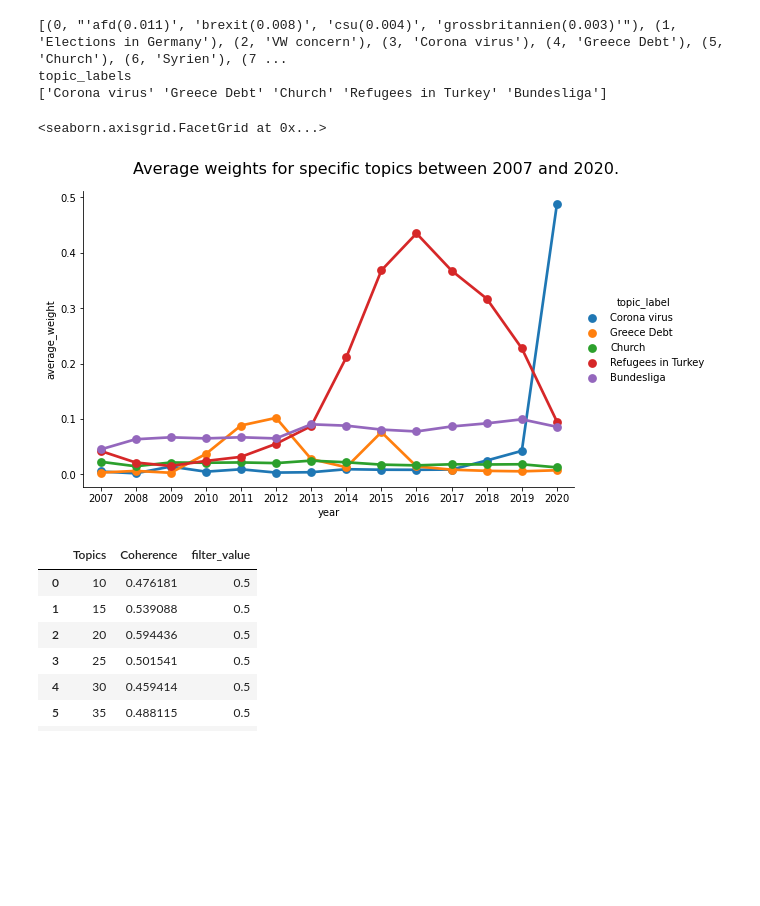
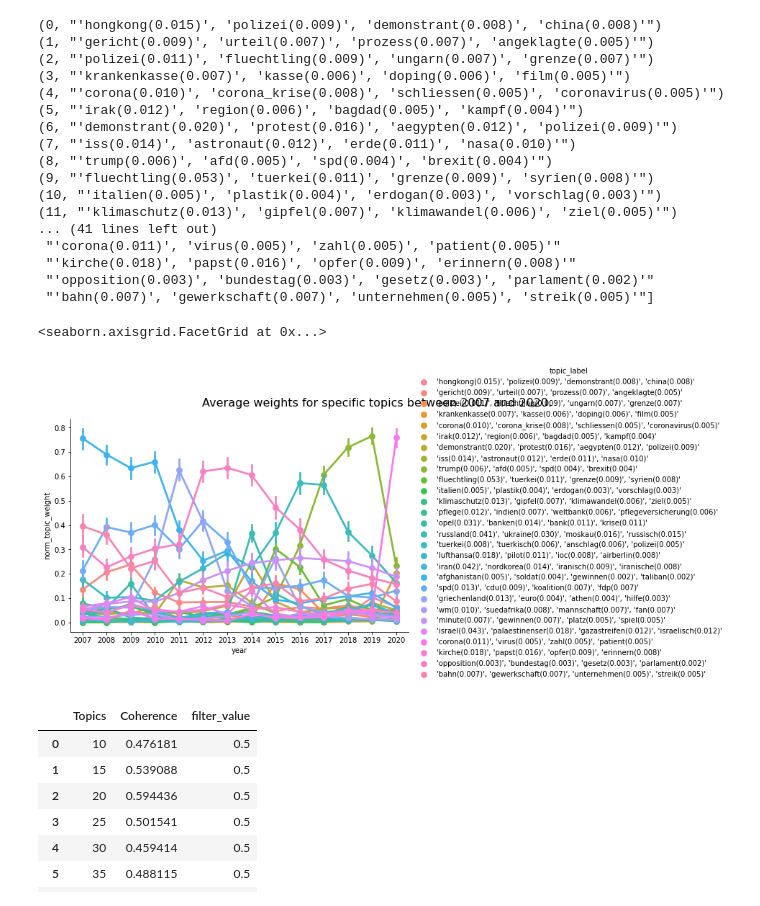
Before and after one commit to timurbachschi/Topic-Analysis-for-Tagesschau-data, a Jupyter notebook: topicModeling.ipynb, the cells around one changed output. Drawn from its saved outputs; the diff is of its cells as text; code cells hidden in the pictures; blank space fills up the shorter version.

```diff
--- a/topicModeling.ipynb
+++ b/topicModeling.ipynb
@@ -582,18 +573,21 @@ weights_output.to_csv("topic_weights_bydoc.csv")
 # %%
 # create yearly time-series weights
 
-df = pd.read_csv("topic_weights_bydoc.csv")
+df_weights = pd.read_csv("per_document_topic_weights.csv")
 df_all_processed = pd.read_csv('~/all/Master/Forschungspraktikum/Tagesschau/ldas/df.csv', sep=',')
 df_all_processed.fillna('', inplace=True)
-df2 = df_all_processed.copy()
-df3 = df2.reset_index()
-df3['doc_id'] = df3.index
-df4 = pd.merge(df,df3[['doc_id','year']],on='doc_id', how='left')
+#df2 = df_all_processed.copy()
+df_all_processed.reset_index()
+#df3 = df2.reset_index()
+#df3['doc_id'] = df3.index
+df_all_processed['doc_id'] = df_all_processed.index
+#df4 = pd.merge(df_weights,df3[['doc_id','year']],on='doc_id', how='left')
+df4 = pd.merge(df_weights,df_all_processed[['doc_id','year']],on='doc_id', how='left')
 total_docs = df4.groupby('year')['doc_id'].apply(lambda x: len(x.unique())).reset_index()
 total_docs.columns = ['year', 'total_docs']
 total_docs.to_csv("total_doc_year.csv")
-df_avg = df4.groupby(['year', 'topic']).agg({'prob_weight':'sum'}).reset_index()
+df_avg = df4.groupby(['year', 'topic']).agg({'weight':'sum'}).reset_index()
 df_avg = df_avg.merge(total_docs, on='year', how="left")
-df_avg['average_weight'] = df_avg['prob_weight'] / df_avg['total_docs']
+df_avg['average_weight'] = df_avg['weight'] / df_avg['total_docs']
 display(df_avg)
 # %% [output]
@@ -634,6 +628,14 @@ topic_labels = ["'afd(0.011)', 'brexit(0.008)', 'csu(0.004)', 'grossbritannien(0
                 "Rental Price Break","Opel and GM","'bahn(0.013)', 'gdl(0.009)', 'gaddafi(0.007)', 'demonstranten(0.006)'",
                 "'afghanistan(0.002)', 'banken(0.001)', 'milliarden(0.001)', 'bundestag(0.001)'","Bundesliga","Ukraine and Krim",
                 "'anschlag(0.011)', 'taeter(0.007)', 'attentaeter(0.005)', 'polizisten(0.004)'","Earthquake and Tsunami","Nsu process"]
+topic_labels = []
+for idx,topic in lda_model.print_topics(-1):
+        probs = ((topic.replace('"','').replace(" ","").split('+')))
+        for prob in range(len(probs)):
+            probs[prob] = (probs[prob].split("*"))
+        probOver001 = [str(x[1])+'('+str(x[0])+')' for x in probs]
+        topic_labels.append((str(probOver001[:4])).replace("[","").replace("]",""))
+#print(topic_labels)
 topic_id = [i for i in range(len(topic_labels))]
 data_tuple = list(zip(topic_id, topic_labels))
 display(data_tuple)
@@ -732,7 +806,7 @@ KeyError: 'topic_id'
 # %%
 # plot average weights for each year (later normalized)
 which_weight = 'average_weight'
-#which_weight = 'norm_topic_weight'
+which_weight = 'norm_topic_weight'
 
 df_sum = df12[df12[which_weight] != 0]
 
@@ -757,41 +831,57 @@ Text(0.5, 0.98, 'Scatterplot of Normalized Topic Weights, Split by Topic; All We
 # %%
-
+# plot average data in one plot for specific topics
 which_weight = 'average_weight'
-#which_weight = 'norm_topic_weight'
+which_weight = 'norm_topic_weight'
 dfs = df12
 #display(df12)
-print(data_tuple)
-dfs = df12[(df12['topic'] == 3) | (df12['topic'] == 4) | (df12['topic'] == 5) | #todo change
-           (df12['topic'] == 10) | (df12['topic'] == 15) | (df12['topic'] == 30)]
+for i in data_tuple:
+    print(i)
+dfs = df12#[(df12['topic'] == 0) | (df12['topic'] == 24) | (df12['topic'] == 5) | #todo change
+      #     (df12['topic'] == 7) | (df12['topic'] == 11) | (df12['topic'] == 14) |
+      #     (df12['topic'] == 20) | (df12['topic'] == 21) | (df12['topic'] == 25) | (df12['topic'] == 27)]
 nurTopic1 = list(set([i for i in df12['topic_label']]))# if "1" in i]))
 #dfs = df12[df12['topic_label'].isin(nurTopic1)]
 #display(dfs)
 #display(len(dfs),len(df12))
 topiic_labels = dfs['topic_label'].unique()
 print("topic_labels")
 print(topiic_labels)
 order = topiic_labels
 
 def create_pointplot(df, y_value, hue=None, order=order, col=None, wrap=None, size=5, aspect=1.5, title=""):
     p = sns.catplot(x="year", y=y_value, kind='point', hue_order=order, hue=hue,
                        col=col, col_wrap=wrap, col_order=order, height=size, aspect=aspect, data=df)
     p.fig.subplots_adjust(top=0.9)
     p.fig.suptitle(title, fontsize=16)
     return p
 def create_bar(df, y_value, hue=None, order=order, col=None, wrap=None, size=5, aspect=1.5, title=""):
     p = sns.catplot(x="year", y=y_value, kind='bar', hue_order=order, hue=hue,
                        col=col, col_wrap=wrap, col_order=order, height=size, aspect=aspect, data=df)
     p.fig.subplots_adjust(top=0.9)
     p.fig.suptitle(title, fontsize=16)
     return p
 create_pointplot(dfs, which_weight, hue='topic_label', order=order, size=5, aspect=1.5,
                  title="Average weights for specific topics between 2007 and 2020.")
 # %% [output]
-[(0, "'afd(0.011)', 'brexit(0.008)', 'csu(0.004)', 'grossbritannien(0.003)'"), (1, 'Elections in Germany'), (2, 'VW concern'), (3, 'Corona virus'), (4, 'Greece Debt'), (5, 'Church'), (6, 'Syrien'), (7 ...
-topic_labels
-['Corona virus' 'Greece Debt' 'Church' 'Refugees in Turkey' 'Bundesliga']
+(0, "'hongkong(0.015)', 'polizei(0.009)', 'demonstrant(0.008)', 'china(0.008)'")
+(1, "'gericht(0.009)', 'urteil(0.007)', 'prozess(0.007)', 'angeklagte(0.005)'")
+(2, "'polizei(0.011)', 'fluechtling(0.009)', 'ungarn(0.007)', 'grenze(0.007)'")
+(3, "'krankenkasse(0.007)', 'kasse(0.006)', 'doping(0.006)', 'film(0.005)'")
+(4, "'corona(0.010)', 'corona_krise(0.008)', 'schliessen(0.005)', 'coronavirus(0.005)'")
+(5, "'irak(0.012)', 'region(0.006)', 'bagdad(0.005)', 'kampf(0.004)'")
+(6, "'demonstrant(0.020)', 'protest(0.016)', 'aegypten(0.012)', 'polizei(0.009)'")
+(7, "'iss(0.014)', 'astronaut(0.012)', 'erde(0.011)', 'nasa(0.010)'")
+(8, "'trump(0.006)', 'afd(0.005)', 'spd(0.004)', 'brexit(0.004)'")
+(9, "'fluechtling(0.053)', 'tuerkei(0.011)', 'grenze(0.009)', 'syrien(0.008)'")
+(10, "'italien(0.005)', 'plastik(0.004)', 'erdogan(0.003)', 'vorschlag(0.003)'")
+(11, "'klimaschutz(0.013)', 'gipfel(0.007)', 'klimawandel(0.006)', 'ziel(0.005)'")
+... (41 lines left out)
+ "'corona(0.011)', 'virus(0.005)', 'zahl(0.005)', 'patient(0.005)'"
+ "'kirche(0.018)', 'papst(0.016)', 'opfer(0.009)', 'erinnern(0.008)'"
+ "'opposition(0.003)', 'bundestag(0.003)', 'gesetz(0.003)', 'parlament(0.002)'"
+ "'bahn(0.007)', 'gewerkschaft(0.007)', 'unternehmen(0.005)', 'streik(0.005)'"]
 <seaborn.axisgrid.FacetGrid at 0x...>
-[figure, old version]
+[figure, new version]
 # %%
 
 ############################### From here, just old things/ testing ####################################################################
```
Also changed, not shown: parts of 15 cells of this notebook.
